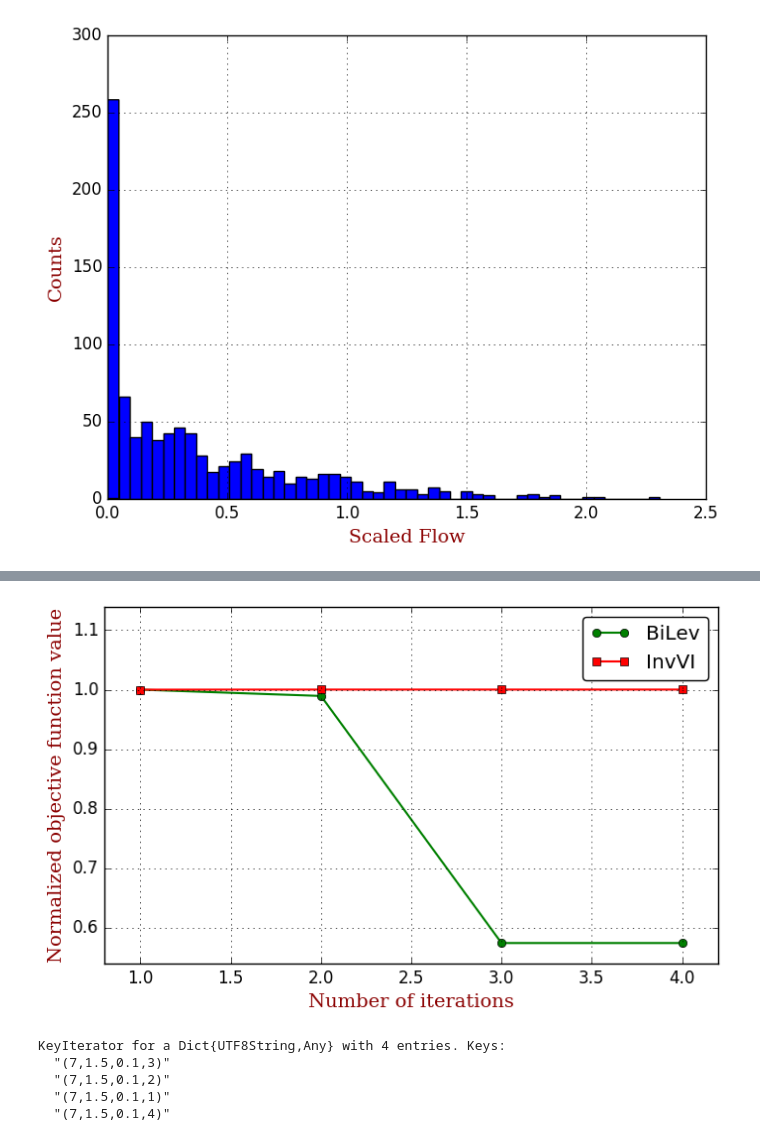
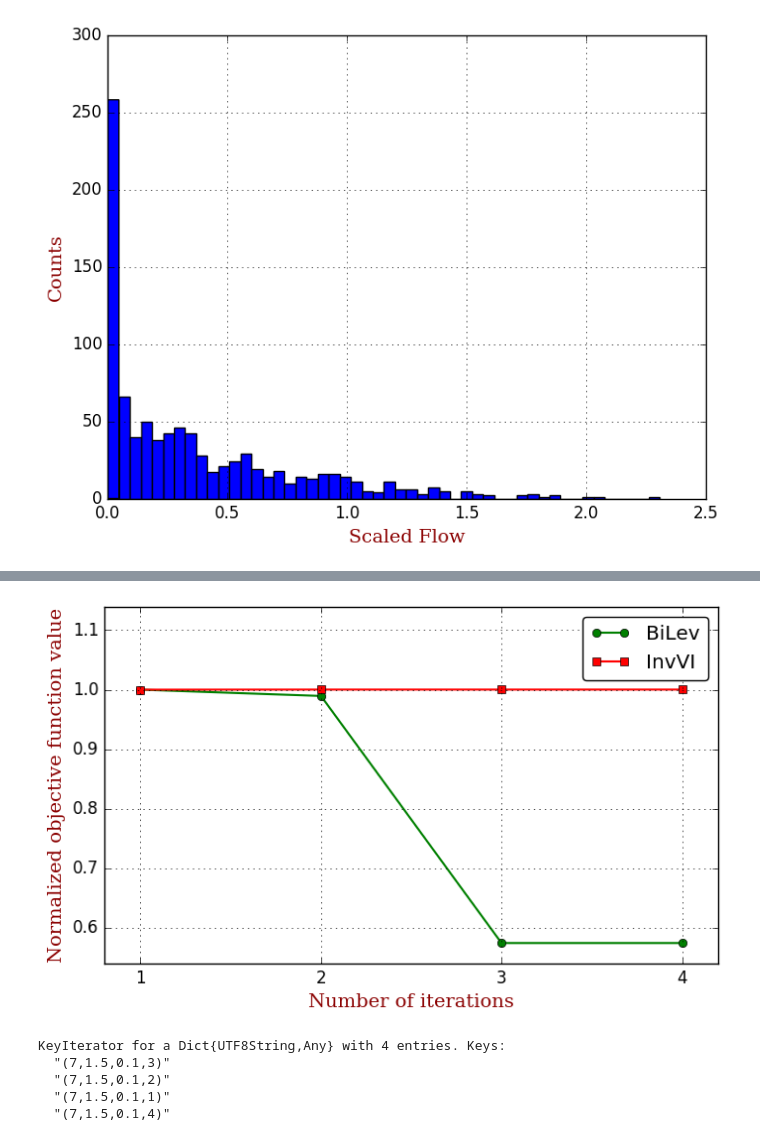
Before and after one commit to jingzbu/InverseVIsTraffic, a Jupyter notebook: 13_develop_new_OD_demand_estimator_Anaheim_Dijkstra_multi_class/05_refine_iteration_results.ipynb, the cells around one changed output, grey strips where cells are left out. Saved outputs shown, nothing was run; the diff lists cells and outputs as text; code cells hidden in the pictures.

```diff
--- a/13_develop_new_OD_demand_estimator_Anaheim_Dijkstra_multi_class/05_refine_iteration_results.ipynb
+++ b/13_develop_new_OD_demand_estimator_Anaheim_Dijkstra_multi_class/05_refine_iteration_results.ipynb
@@ -107,34 +109,36 @@ end
 iterNum = 1:(N+1)
 
 objFunBiLev = map(iterNum->norObjFunDict["$iterNum"], iterNum)
 
 # plot(iterNum, objFun, "s-g", label="True")
 
 fig = figure(figsize=(8,4.5))
 
 plot(iterNum, objFunBiLev, "o-g", label="BiLev", linewidth=1.5)
 
 objFunInv = map(iterNum->normObjInvVIDict["$iterNum"], iterNum)
 
 # plot(iterNum, objFun, "s-g", label="True")
 
 plot(iterNum, objFunInv, "s-r", label="InvVI", linewidth=1.5)
 
 legend(loc="upper right",fancybox="true")
 
 grid("on")
 
 xlim(0.8, N + 1 + .2)
 ylim(0.54, 1.14)
 
 font1 = ["family"=>"serif", "color"=>"darkred", "weight"=>"normal", "size"=>14]
 
+xticks(1:4)
+
 xlabel("Number of iterations", fontdict=font1)
 ylabel("Normalized objective function value", fontdict=font1)
 
 savefig("./results/objFun_Anaheim_multi_class.pdf")
 # %% [output]
-[figure, old version]
+[figure, new version]
 # %%
 polyEval(coeffs, pt) = sum([coeffs[i] * pt^(i-1) for i = 1:length(coeffs)]);
 # %%
```
Also changed, not shown: parts of 1 cell of this notebook, 9 other files.
